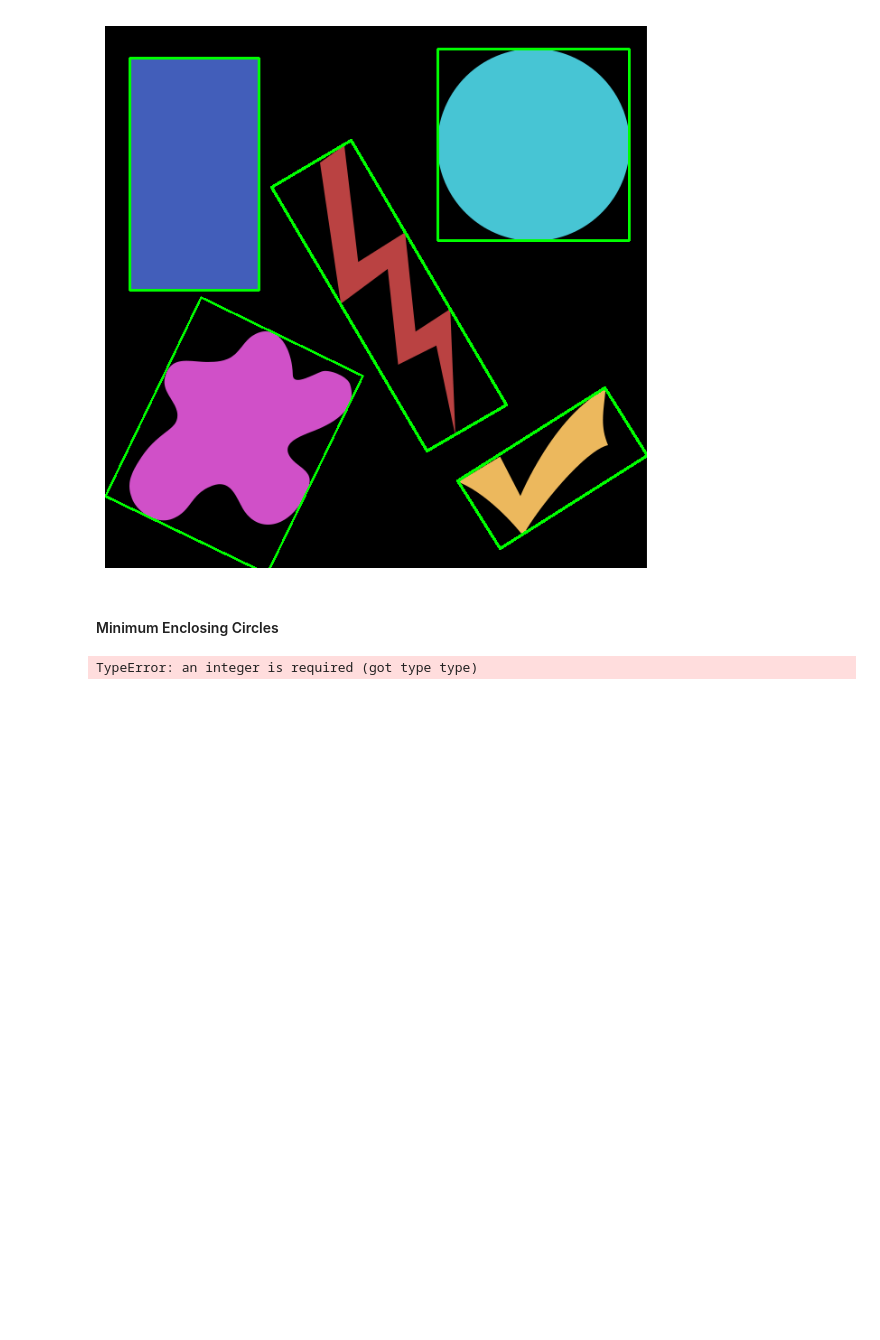
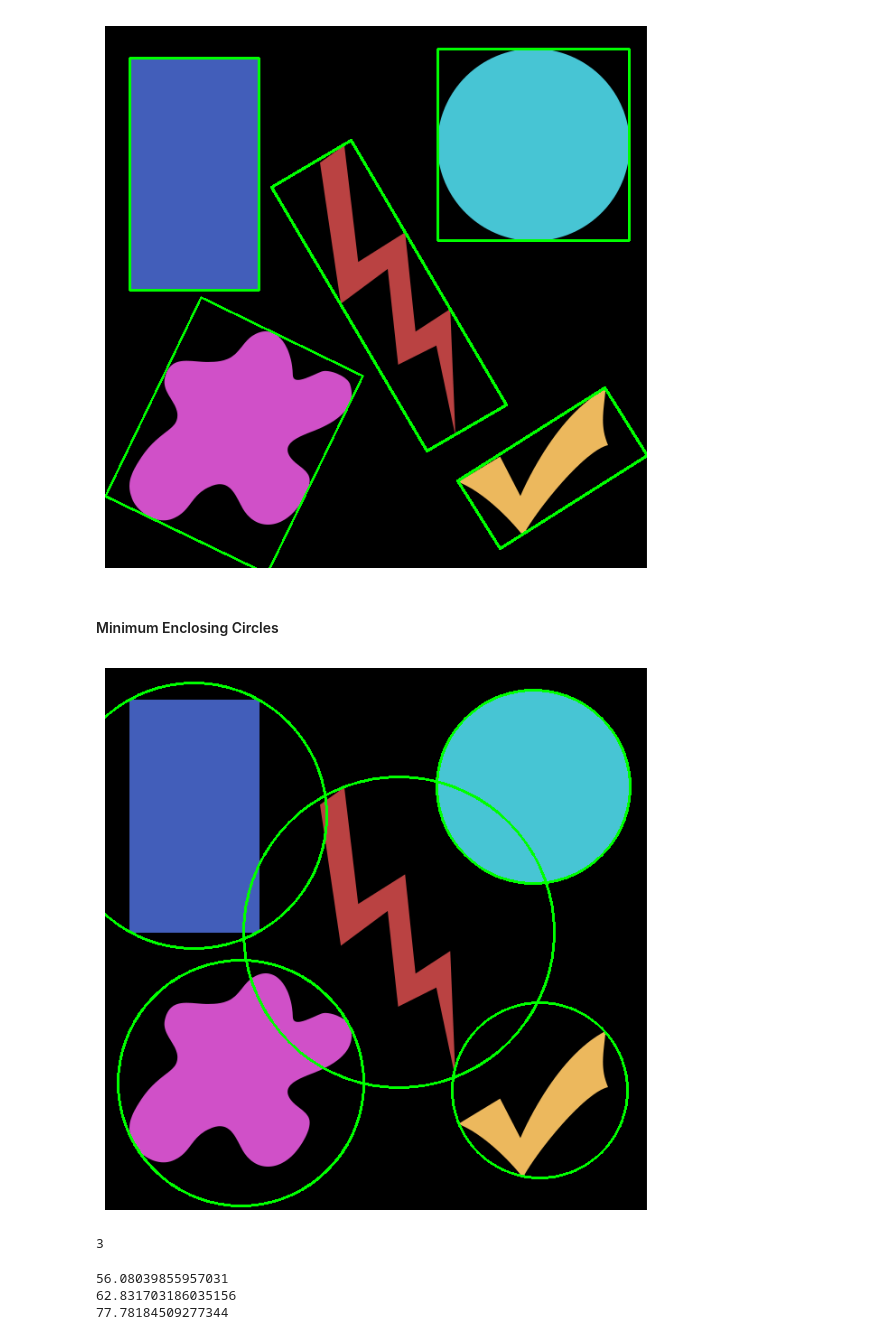
Before and after one commit to KarthikKothareddy/pisgurus, a Jupyter notebook: contours.ipynb, the cells around one changed output. Cells and saved outputs as stored; diff of their text form; code cells hidden in the pictures; blank space fills up the shorter version.

Commit message:
advanced contours

```diff
--- a/contours.ipynb
+++ b/contours.ipynb
@@ -286,11 +286,11 @@ display(clone)
 # %%
 clone = image.copy()
 
 # loop through contours
 for c in contours:
     # fit a minimum enclosing circle
     ((x, y), radius) = cv2.minEnclosingCircle(c)
     cv2.circle(clone, (int(x), int(y)), int(radius), (0, 255, 0), 2)
-display()
+display(clone)
 # %% [output]
-TypeError: an integer is required (got type type)
+[figure, added]
@@ -296,0 +300,22 @@ TypeError: an integer is required (got type type)
+# %%
+# find contours
+contours = cv2.findContours(
+    image=gray.copy(),
+    mode=cv2.RETR_LIST,
+    method=cv2.CHAIN_APPROX_SIMPLE
+)
+contours = imutils.grab_contours(contours)
+clone = image.copy()
+print(len(contours))
+# %% [output]
+3
+# %%
+# loop through contours
+for i, c in enumerate(contours):
+    ((x, y), radius) = cv2.minEnclosingCircle(c)
+    print(radius)
+    cv2.circle(clone, (int(x), int(y)), int(radius), (0, 255, 0), 2)
+# %% [output]
+56.08039855957031
+62.831703186035156
+77.78184509277344
```
Also changed, not shown: parts of 1 cell of this notebook, 1 other file.
